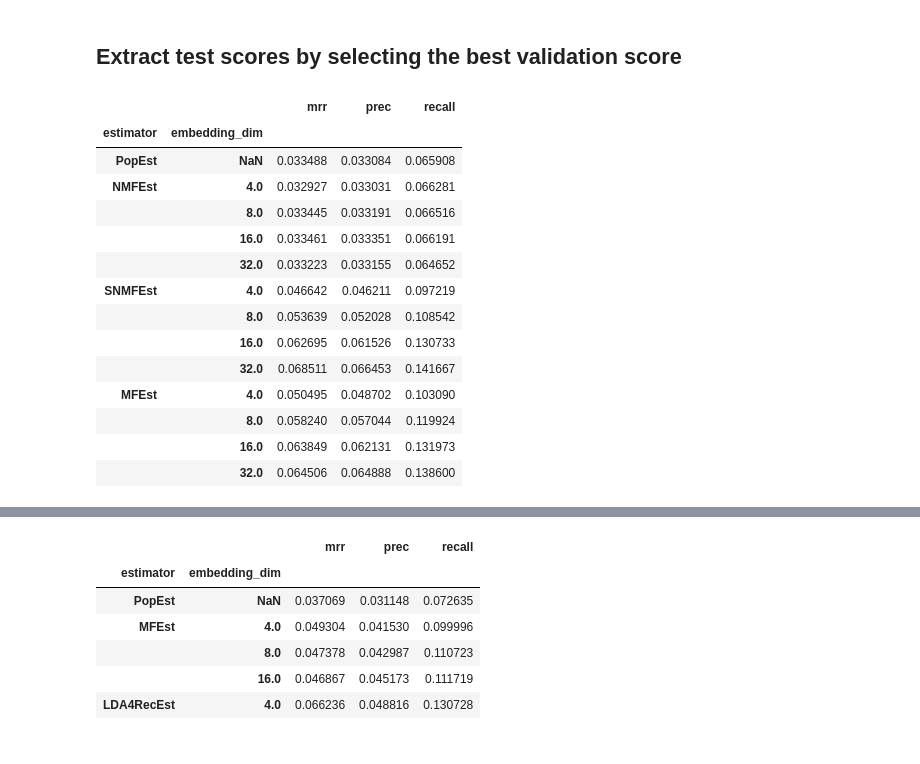
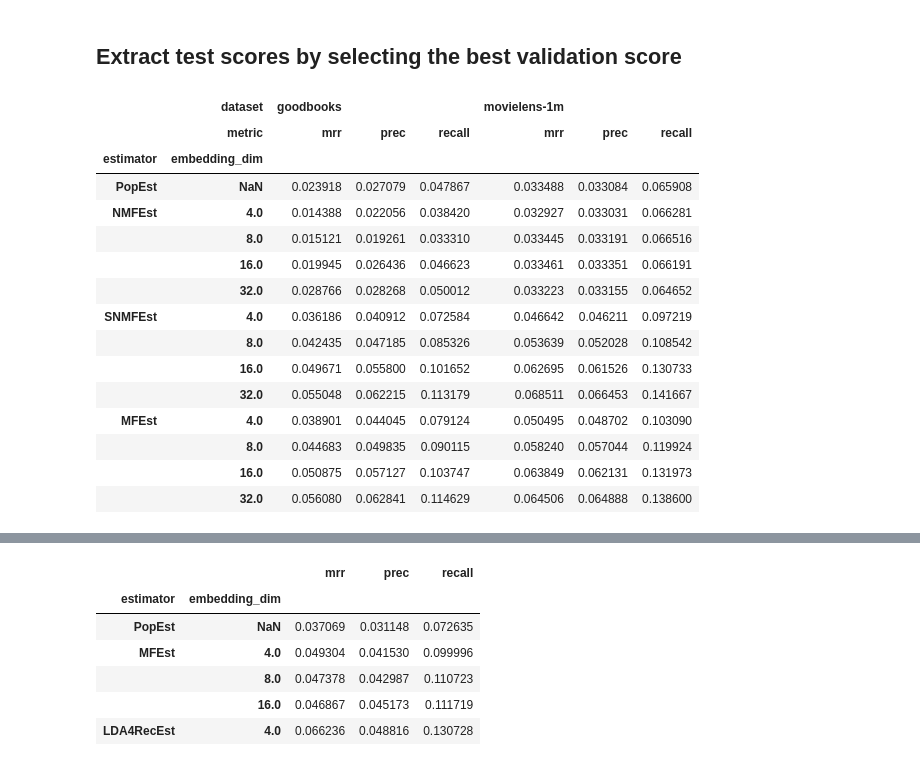
Before and after one commit to FlorianWilhelm/lda4rec, a Jupyter notebook: notebooks/02-evaluation.ipynb, the cells around one changed output, grey strips where cells are left out. Saved outputs shown, nothing was run; the diff lists cells and outputs as text; code cells hidden in the pictures.

Commit message:
Have nicer table

```diff
--- a/notebooks/02-evaluation.ipynb
+++ b/notebooks/02-evaluation.ipynb
@@ -135,20 +135,29 @@ def get_best_valid(df):
         results[metric] = df[f"{metric}_test"].loc[df[f"{metric}_valid"] == best].values[0]
     return pd.Series(results)
 # %%
-df.loc[(df["dataset"] == "movielens-1m")].groupby(["estimator", "embedding_dim"], dropna=False).apply(get_best_valid).reindex(index=idx_order, level=0)
+(df.loc[df["dataset"].isin(["movielens-1m", "goodbooks"])]
+     .groupby(["estimator", "embedding_dim", "dataset"], dropna=False)
+     .apply(get_best_valid)
+     .reset_index()
+     .melt(id_vars=["estimator", "embedding_dim", "dataset"], value_vars=["mrr", "prec", "recall"], var_name="metric")
+     .sort_values(["estimator", "embedding_dim", "dataset"])
+     .pivot(index=["estimator", "embedding_dim"], values="value", columns=["dataset", "metric"])
+     .reindex(index=idx_order, level=0)
+     )
 # %% [output]
-|  |  | mrr | prec | recall |
-| estimator | embedding_dim |  |  |  |
-| PopEst | NaN | 0.033488 | 0.033084 | 0.065908 |
-| NMFEst | 4.0 | 0.032927 | 0.033031 | 0.066281 |
-|  | 8.0 | 0.033445 | 0.033191 | 0.066516 |
-|  | 16.0 | 0.033461 | 0.033351 | 0.066191 |
-|  | 32.0 | 0.033223 | 0.033155 | 0.064652 |
-| SNMFEst | 4.0 | 0.046642 | 0.046211 | 0.097219 |
-|  | 8.0 | 0.053639 | 0.052028 | 0.108542 |
-|  | 16.0 | 0.062695 | 0.061526 | 0.130733 |
-|  | 32.0 | 0.068511 | 0.066453 | 0.141667 |
-| MFEst | 4.0 | 0.050495 | 0.048702 | 0.103090 |
-|  | 8.0 | 0.058240 | 0.057044 | 0.119924 |
-|  | 16.0 | 0.063849 | 0.062131 | 0.131973 |
-|  | 32.0 | 0.064506 | 0.064888 | 0.138600 |
+|  | dataset | goodbooks |  |  | movielens-1m |  |  |
+|  | metric | mrr | prec | recall | mrr | prec | recall |
+| estimator | embedding_dim |  |  |  |  |  |  |
+| PopEst | NaN | 0.023918 | 0.027079 | 0.047867 | 0.033488 | 0.033084 | 0.065908 |
+| NMFEst | 4.0 | 0.014388 | 0.022056 | 0.038420 | 0.032927 | 0.033031 | 0.066281 |
+|  | 8.0 | 0.015121 | 0.019261 | 0.033310 | 0.033445 | 0.033191 | 0.066516 |
+|  | 16.0 | 0.019945 | 0.026436 | 0.046623 | 0.033461 | 0.033351 | 0.066191 |
+|  | 32.0 | 0.028766 | 0.028268 | 0.050012 | 0.033223 | 0.033155 | 0.064652 |
+| SNMFEst | 4.0 | 0.036186 | 0.040912 | 0.072584 | 0.046642 | 0.046211 | 0.097219 |
+|  | 8.0 | 0.042435 | 0.047185 | 0.085326 | 0.053639 | 0.052028 | 0.108542 |
+|  | 16.0 | 0.049671 | 0.055800 | 0.101652 | 0.062695 | 0.061526 | 0.130733 |
+|  | 32.0 | 0.055048 | 0.062215 | 0.113179 | 0.068511 | 0.066453 | 0.141667 |
+| MFEst | 4.0 | 0.038901 | 0.044045 | 0.079124 | 0.050495 | 0.048702 | 0.103090 |
+|  | 8.0 | 0.044683 | 0.049835 | 0.090115 | 0.058240 | 0.057044 | 0.119924 |
+|  | 16.0 | 0.050875 | 0.057127 | 0.103747 | 0.063849 | 0.062131 | 0.131973 |
+|  | 32.0 | 0.056080 | 0.062841 | 0.114629 | 0.064506 | 0.064888 | 0.138600 |
```
Also changed, not shown: parts of 2 cells of this notebook.
